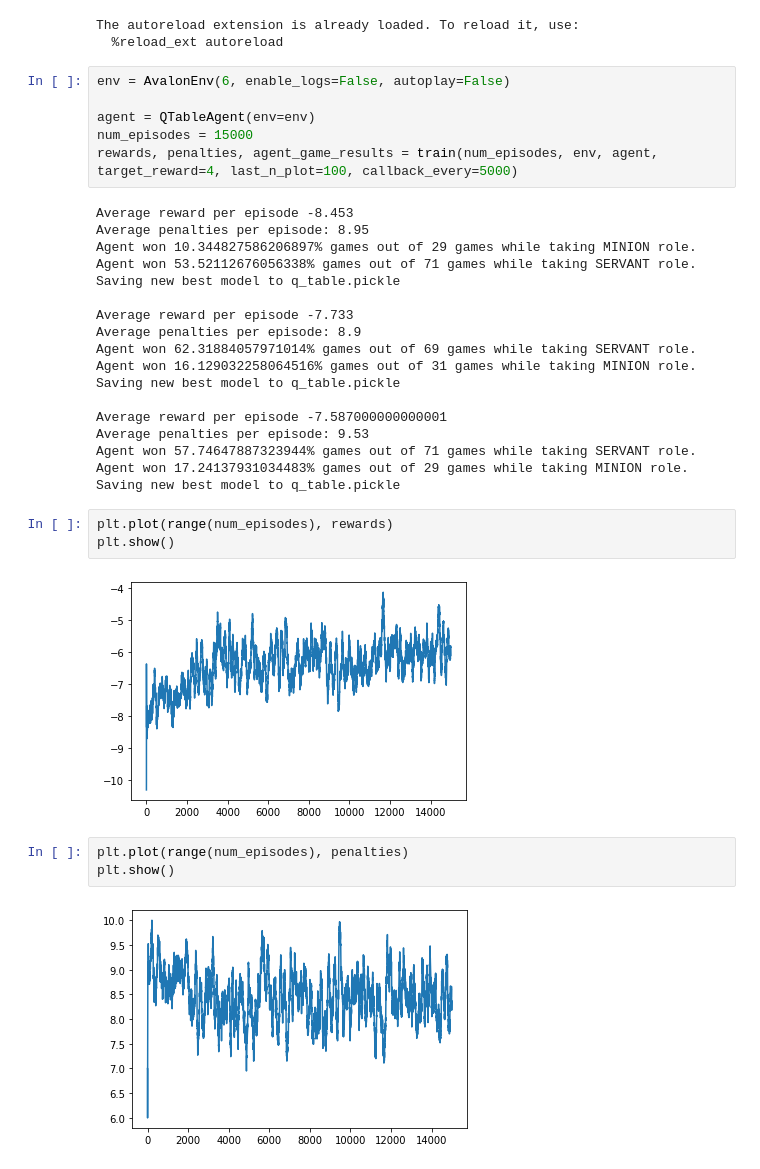
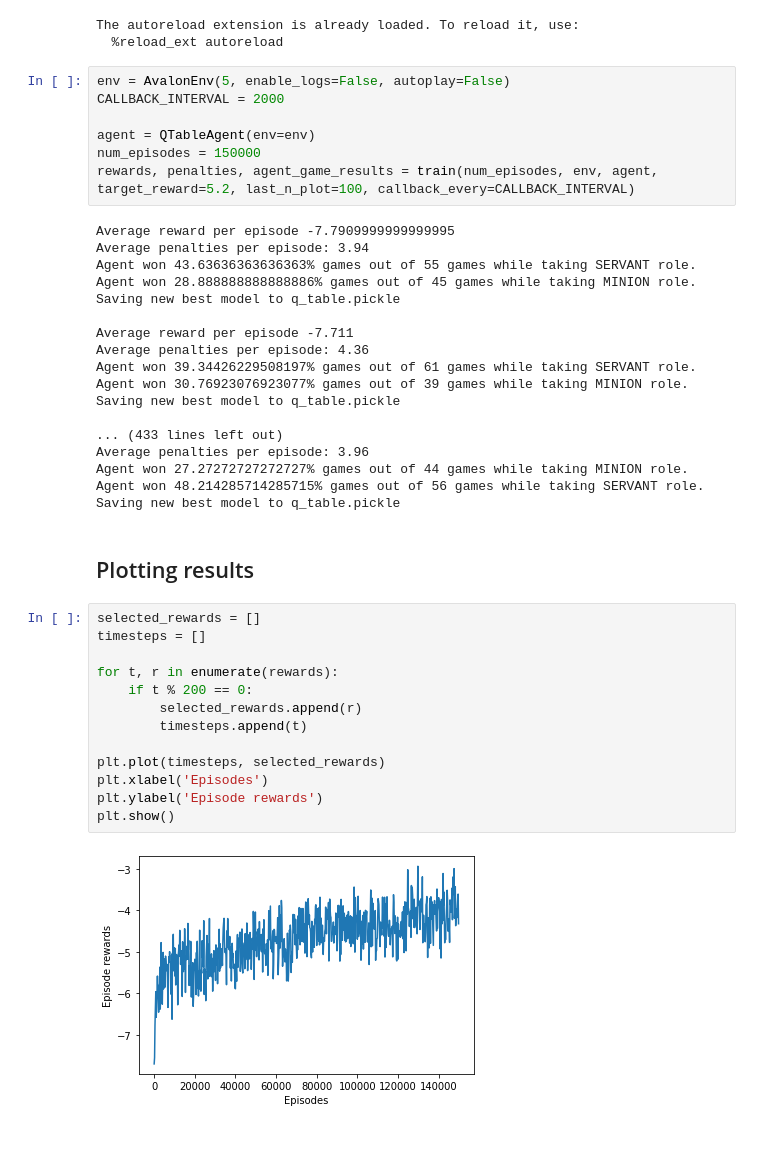
Before and after one commit to satwikkansal/gym-avalon, a Jupyter notebook: training.ipynb, the cells around one changed output. Saved outputs shown, nothing was run; the diff lists cells and outputs as text; blank space fills up the shorter version.

Commit message:
Add  new visualization code to the notebook

```diff
--- a/training.ipynb
+++ b/training.ipynb
@@ -34,36 +16,44 @@ from q_learning_trial import train
 The autoreload extension is already loaded. To reload it, use:
   %reload_ext autoreload
 # %%
-env = AvalonEnv(6, enable_logs=False, autoplay=False)
+env = AvalonEnv(5, enable_logs=False, autoplay=False)
+CALLBACK_INTERVAL = 2000
 
 agent = QTableAgent(env=env)
-num_episodes = 15000
-rewards, penalties, agent_game_results = train(num_episodes, env, agent, target_reward=4, last_n_plot=100, callback_every=5000)
+num_episodes = 150000
+rewards, penalties, agent_game_results = train(num_episodes, env, agent, target_reward=5.2, last_n_plot=100, callback_every=CALLBACK_INTERVAL)
 # %% [output]
-Average reward per episode -8.453
-Average penalties per episode: 8.95
-Agent won 10.344827586206897% games out of 29 games while taking MINION role.
-Agent won 53.52112676056338% games out of 71 games while taking SERVANT role.
+Average reward per episode -7.7909999999999995
+Average penalties per episode: 3.94
+Agent won 43.63636363636363% games out of 55 games while taking SERVANT role.
+Agent won 28.888888888888886% games out of 45 games while taking MINION role.
 Saving new best model to q_table.pickle
 
-Average reward per episode -7.733
-Average penalties per episode: 8.9
-Agent won 62.31884057971014% games out of 69 games while taking SERVANT role.
-Agent won 16.129032258064516% games out of 31 games while taking MINION role.
+Average reward per episode -7.711
+Average penalties per episode: 4.36
+Agent won 39.34426229508197% games out of 61 games while taking SERVANT role.
+Agent won 30.76923076923077% games out of 39 games while taking MINION role.
 Saving new best model to q_table.pickle
 
-Average reward per episode -7.587000000000001
-Average penalties per episode: 9.53
-Agent won 57.74647887323944% games out of 71 games while taking SERVANT role.
-Agent won 17.24137931034483% games out of 29 games while taking MINION role.
+... (433 lines left out)
+Average penalties per episode: 3.96
+Agent won 27.27272727272727% games out of 44 games while taking MINION role.
+Agent won 48.214285714285715% games out of 56 games while taking SERVANT role.
 Saving new best model to q_table.pickle
-# %%
-plt.plot(range(num_episodes), rewards)
-plt.show()
-# %% [output]
-[figure, removed]
-# %%
-plt.plot(range(num_episodes), penalties)
-plt.show()
-# %% [output]
-[figure, removed]
+# %% [markdown]
+## Plotting results
+# %%
+selected_rewards = []
+timesteps = []
+
+for t, r in enumerate(rewards):
+    if t % 200 == 0:
+        selected_rewards.append(r)
+        timesteps.append(t)
+
+plt.plot(timesteps, selected_rewards)
+plt.xlabel('Episodes')
+plt.ylabel('Episode rewards')
+plt.show()
+# %% [output]
+[figure, added]
```
Also changed, not shown: parts of 9 cells of this notebook.
